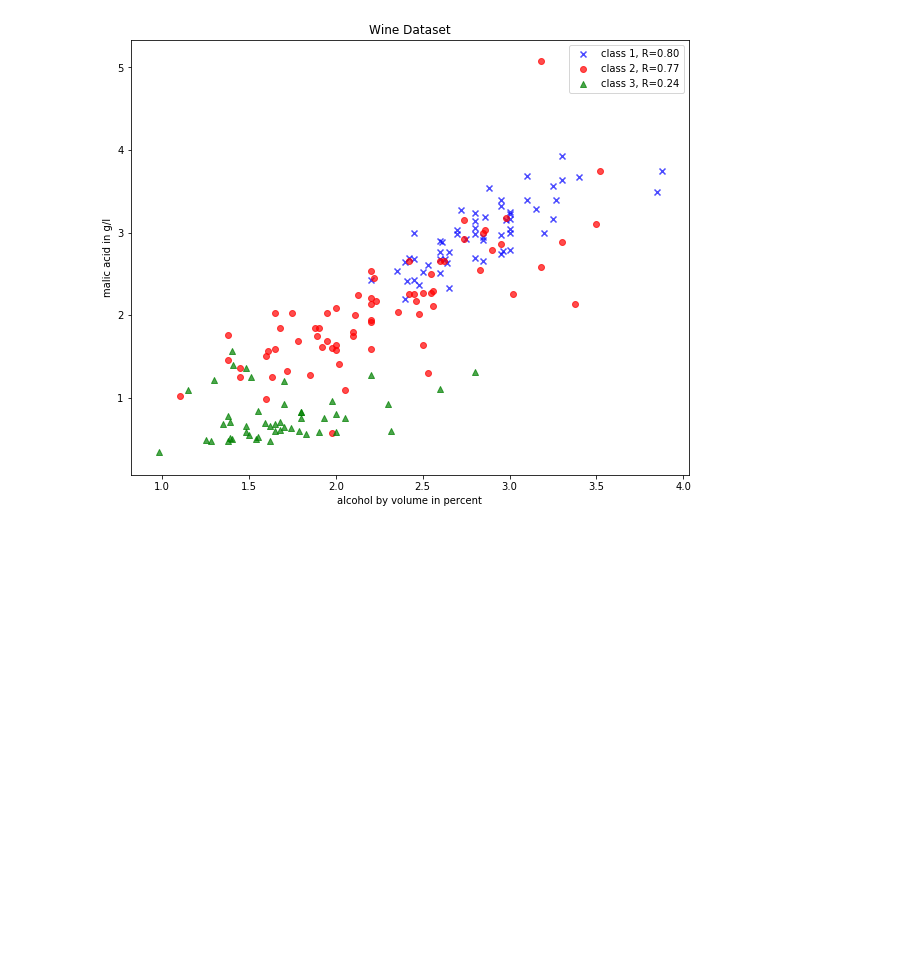
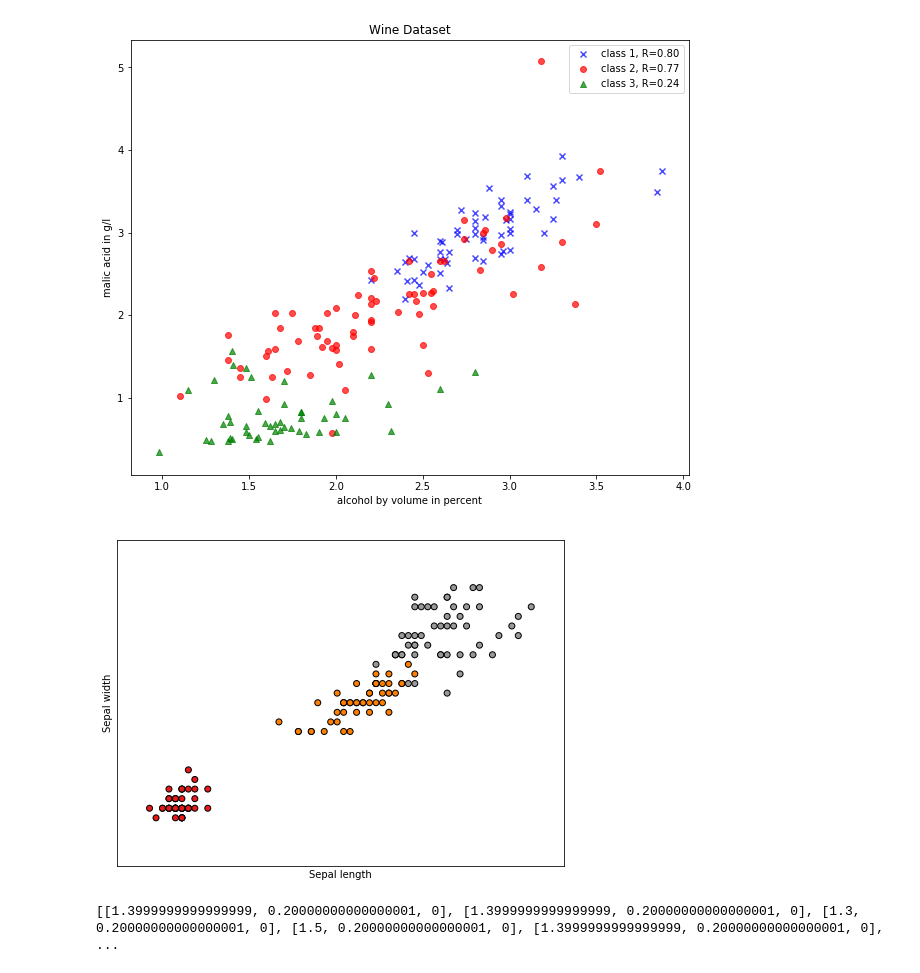
Before and after one commit to Bidanets/FRiS-STOLP, a Jupyter notebook: FRiS-STOLP.ipynb, the cells around one changed output. Saved outputs shown, nothing was run; the diff lists cells and outputs as text; code cells hidden in the pictures; blank space fills up the shorter version.

```diff
--- a/FRiS-STOLP.ipynb
+++ b/FRiS-STOLP.ipynb
@@ -46,34 +47,82 @@ def PrepareData():
         R = pearsonr(data[:,0][y_wine == label], data[:,1][y_wine == label])
         plt.scatter(x=data[:,0][y_wine == label], # x-axis: feat. from col. 1
                     y=data[:,1][y_wine == label], # y-axis: feat. from col. 2
                     marker=marker, # data point symbol for the scatter plot
                     color=color,
                     alpha=0.7,
                     label='class {:}, R={:.2f}'.format(label, R[0]) # label for the legend
                     )
 
     plt.title('Wine Dataset')
     plt.xlabel('alcohol by volume in percent')
     plt.ylabel('malic acid in g/l')
     plt.legend(loc='upper right')
 
     plt.show()
 
 
 
     w, h = 3, len(data)
     m = [[0 for x in range(w)] for y in range(h)]
 
     for i in range(len(data)):
         for j in range(2):
             m[i][j] = data[i, j]
-        m[i][2] = y_wine[i]
+        m[i][2] = y_wine[i]-1
     data = m
     return data
 
 data = PrepareData()
+
+
+
+def Prepare_Iris_Data():
+    import matplotlib.pyplot as plt
+    from mpl_toolkits.mplot3d import Axes3D
+    from sklearn import datasets
+    from sklearn.decomposition import PCA
+
+    # import some data to play with
+    iris = datasets.load_iris()
+    X = iris.data[:, 2:4]  # we only take the first two features.
+    y = iris.target
+
+    x_min, x_max = X[:, 0].min() - .5, X[:, 0].max() + .5
+    y_min, y_max = X[:, 1].min() - .5, X[:, 1].max() + .5
+
+    plt.figure(2, figsize = (8, 6))
+    plt.clf()
+
+    # Plot the training points
+    plt.scatter(X[:, 0], X[:, 1], c=y, cmap=plt.cm.Set1,
+                edgecolor='k')
+    plt.xlabel('Sepal length')
+    plt.ylabel('Sepal width')
+
+    plt.xlim(x_min, x_max)
+    plt.ylim(y_min, y_max)
+    plt.xticks(())
+    plt.yticks(())
+
+    plt.show()
+
+
+    w, h = 3, len(X)
+    m = [[0 for x in range(w)] for y in range(h)]
+
+    for i in range(len(X)):
+        for j in range(2):
+            m[i][j] = X[i, j]
+        m[i][2] = y[i]
+    data = m
+    return data
+
+iris_data = Prepare_Iris_Data()
+print (iris_data)
 # %% [output]
 [figure]
+[figure, added]
+[[1.3999999999999999, 0.20000000000000001, 0], [1.3999999999999999, 0.20000000000000001, 0], [1.3, 0.20000000000000001, 0], [1.5, 0.20000000000000001, 0], [1.3999999999999999, 0.20000000000000001, 0], ...
 # %%
 class FRiS_STOLP:
 
```
Also changed, not shown: parts of 7 cells of this notebook.
